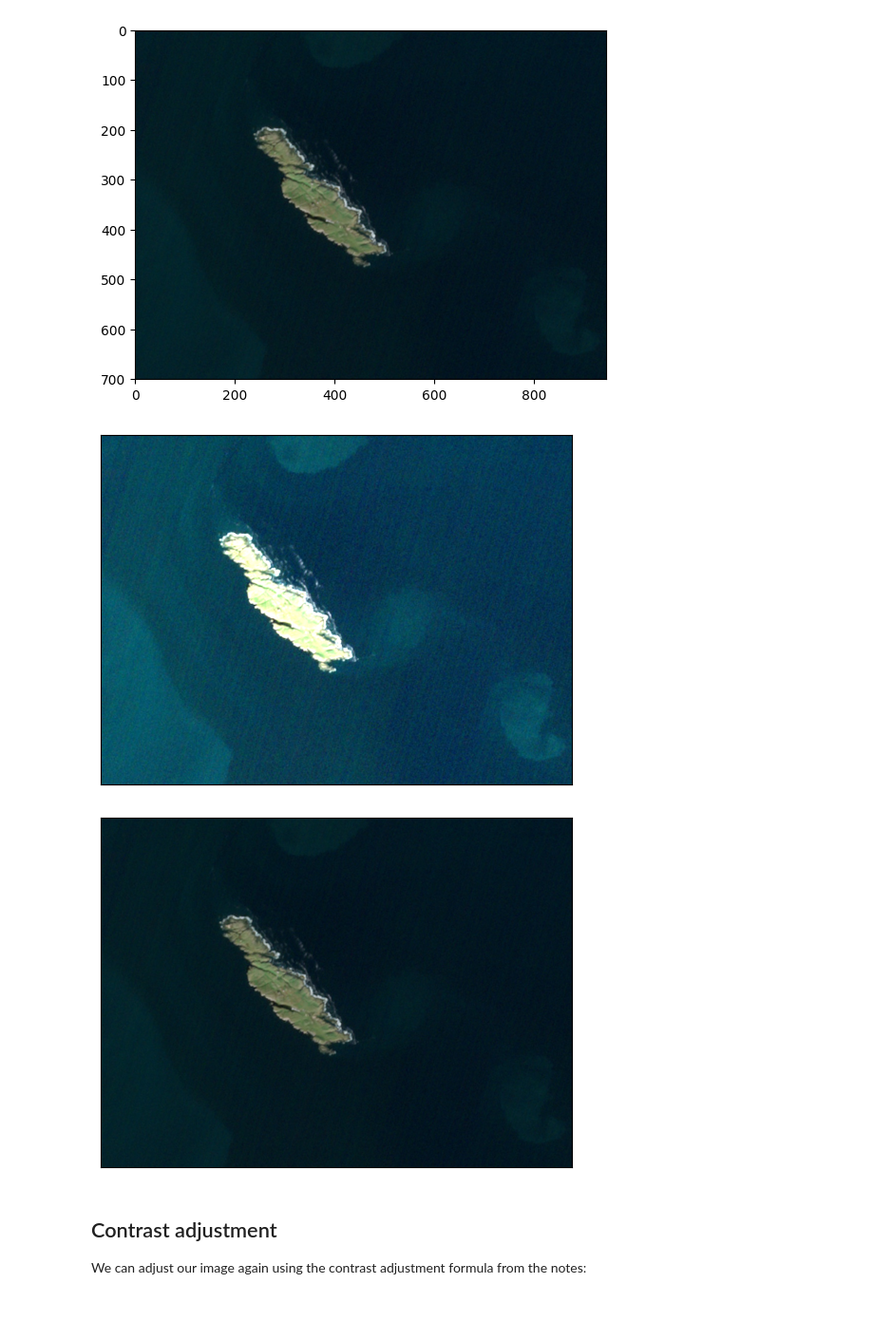
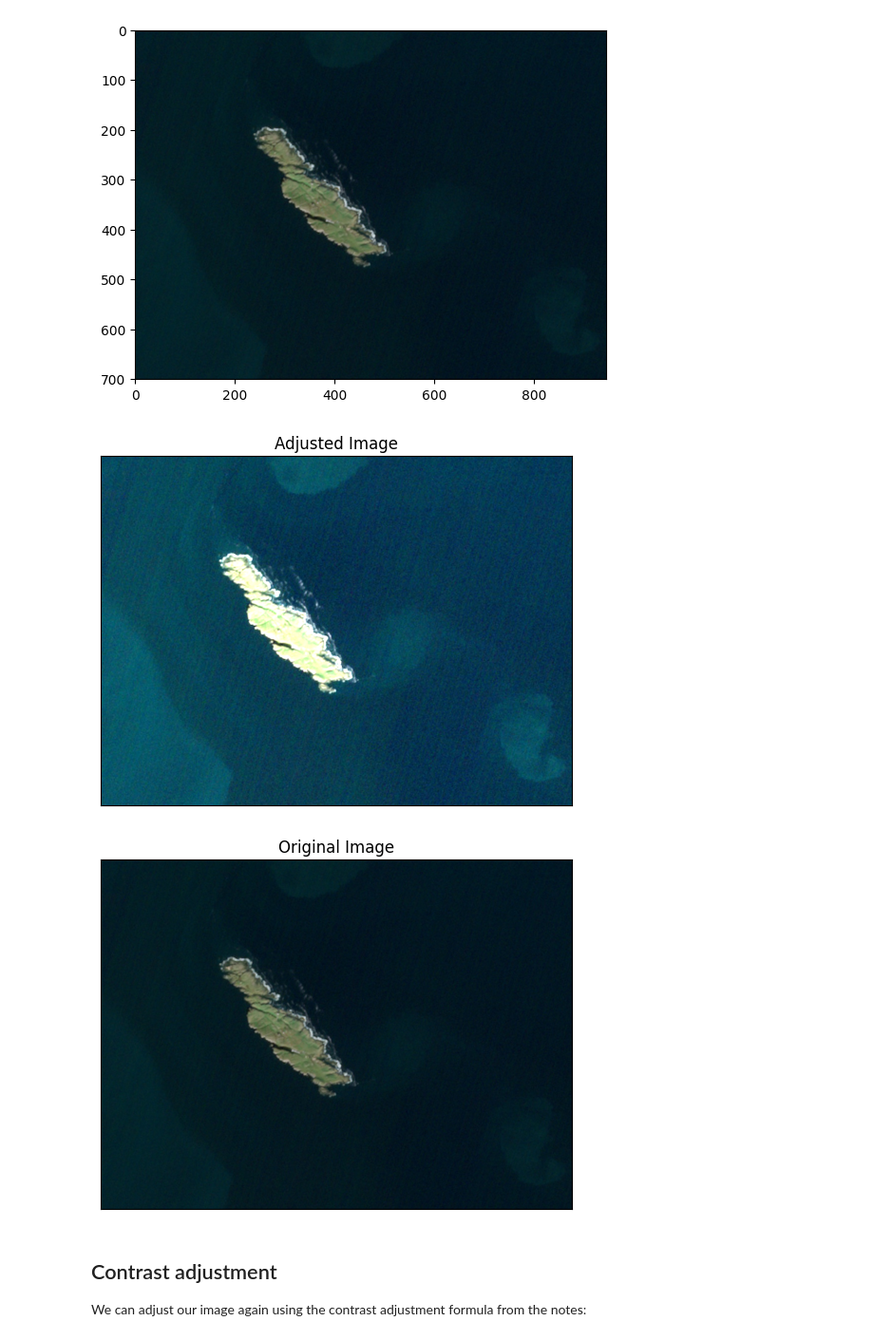
Before and after one commit to urfolomeus/space_data, a Jupyter notebook: week 3/Introduction to image operations.ipynb, the cells around one changed output. Shown at 95% size. Saved outputs shown, nothing was run; the diff lists cells and outputs as text; code cells hidden in the pictures; blank space fills up the shorter version.

Commit message:
Including a title on the brightness images

```diff
--- a/week 3/Introduction to image operations.ipynb
+++ b/week 3/Introduction to image operations.ipynb
@@ -98,35 +98,40 @@ G = G.astype(np.uint8)
 B = B.astype(np.uint8)
 
 # Combine the channels back
 adjusted_img = np.stack([R, G, B], axis=2)
 
 # Show both images:
 
 # As before, we create a new figure object and add a subplot to it.
 fig1 = plt.figure(1)
 ax = fig1.add_subplot(111)
 
 # The next two lines remove the x-axis and y-axis tick marks from the subplot. This is
 # often done to create a cleaner visual presentation, especially when displaying images
 # where axis ticks are not necessary.
 ax.set_xticks([])
 ax.set_yticks([])
 
+# The `set_title` method is used to set the title of the subplot. This title will be
+# displayed above the image when it is rendered.
+ax.set_title("Adjusted Image")
+
 # Finally, the adjusted image is displayed in the subplot using the `imshow` function.
 ax.imshow(adjusted_img)
 
 # Repeat the process for the original image so we can compare them side by side.
 fig2 = plt.figure(2)
 ax2 = fig2.add_subplot(111)
 ax2.set_xticks([])
 ax2.set_yticks([])
+ax2.set_title("Original Image")
 ax2.imshow(img1)
 
 # We need to remember to call `plt.show()` to display the figures.
 plt.show()
 # %% [output]
-[figure, old version]
+[figure, new version]
-[figure, old version]
+[figure, new version]
 # %% [markdown]
 ## Contrast adjustment
 
```
